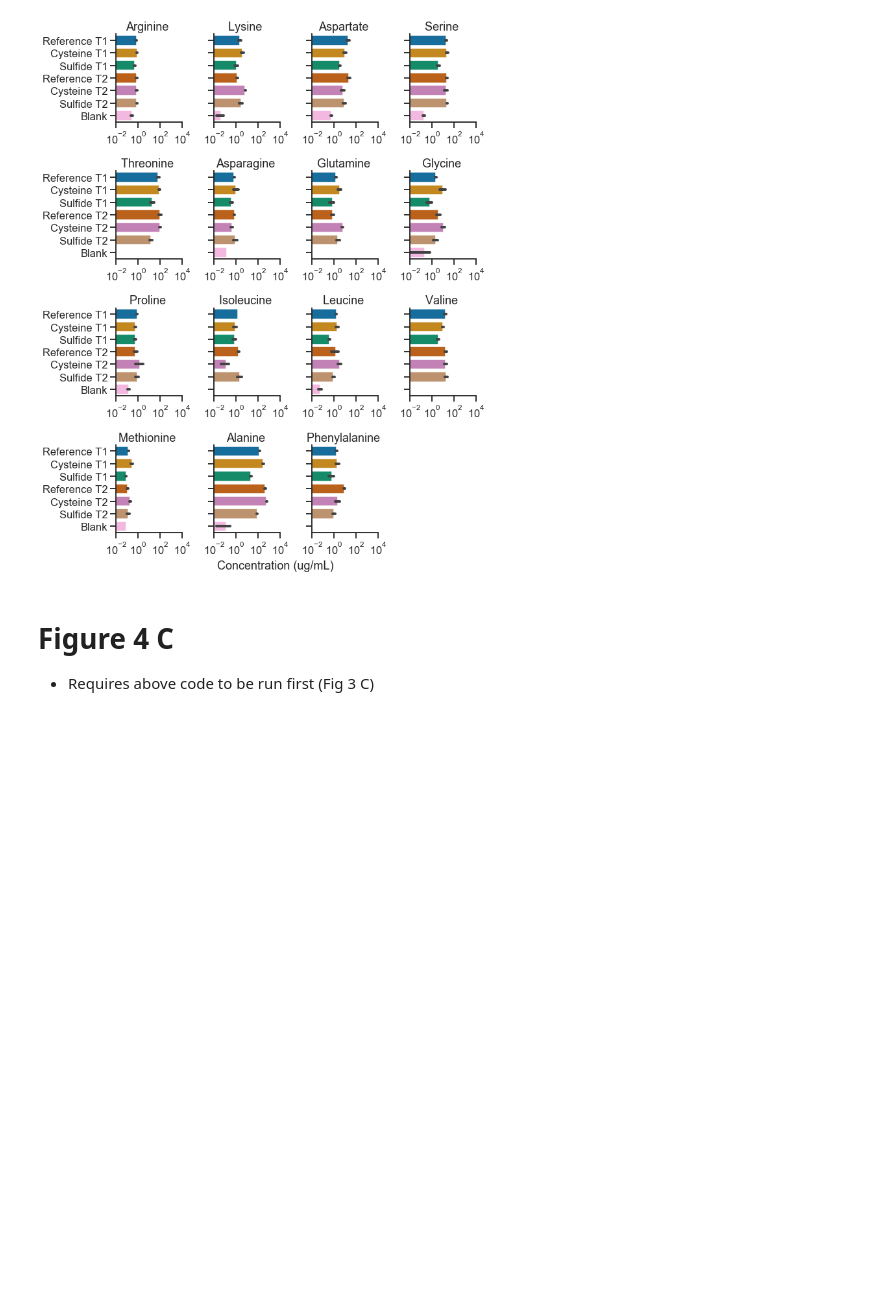
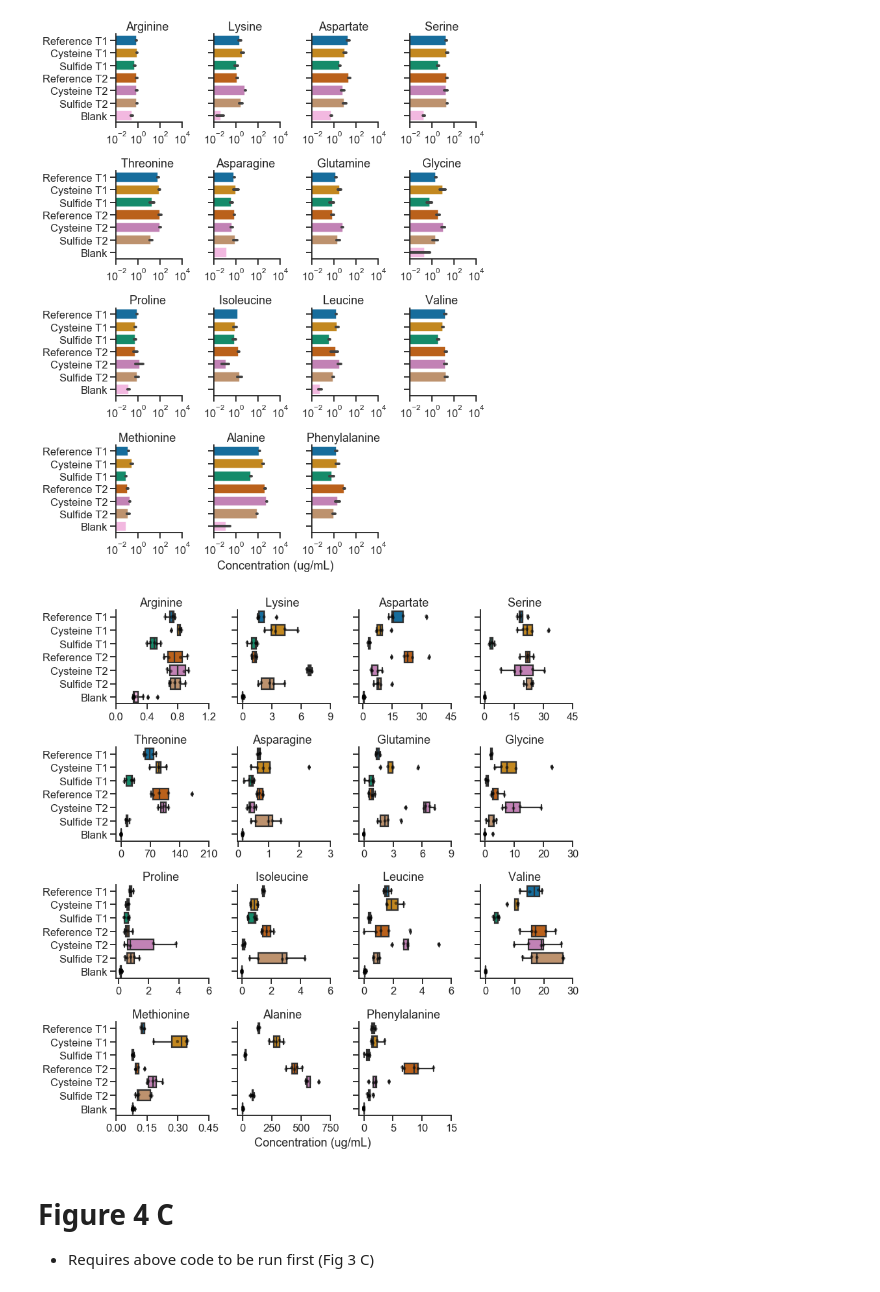
Before and after one commit to baliga-lab/Ical_S_Inhibition, a Jupyter notebook: Metabolomics.ipynb, the cells around one changed output. Saved outputs shown, nothing was run; the diff lists cells and outputs as text; code cells hidden in the pictures; blank space fills up the shorter version.

```diff
--- a/Metabolomics.ipynb
+++ b/Metabolomics.ipynb
@@ -214,6 +215,75 @@ fig.text(.4,0,'Concentration (ug/mL)')
 # %% [output]
 Text(0.4, 0, 'Concentration (ug/mL)')
 [figure]
+# %%
+df_conc=df_conc[(df_conc.variable!='Citrulline - pos Results')&(df_conc.variable!='Taurine - pos Results')&(df_conc.variable!='Hydroxyproline (Hyp)-pos Results')]
+cond_map={'Regular  early log ':'Reference T1', '0.25 mM cysteine early log ':'Cysteine T1',
+       '0.25 mM sulfide early log ': 'Sulfide T1', 'Regular  mid log ':'Reference T2',
+       '0.25 mM cysteine mid log ':'Cysteine T2', '0.25 mM sulfide mid log ':'Sulfide T2','blank':'Blank'}
+df_conc['labels']=df_conc.cond.map(cond_map)
+rows=4
+cols=4
+fig=plt.figure(figsize=(cols*3,rows*3))
+ax=plt.subplot(rows,cols,1)
+i=1
+order=['Arginine (Arg)-pos Results','Lysine (Lys)-pos Results','Aspartate (Asp)-pos Results','Serine (Ser)-pos Results',
+       'Threonine (Thr)-pos Results', 'Asparagine (Asn)-pos Results','Glutamine (Gln)-pos Results',
+       'Glycine (Gly)-pos Results', 'Proline (Pro)-pos Results',
+       'Isoleucine (Ile)-pos Results', 'Leucine (Leu)-pos Results', 'Valine (Val)-pos Results',
+        'Methionine (Met)-pos Results',
+        'Alanine (Ala)-pos Results',
+        'Phenylalanine (Phe)-pos Results']
+for measure in order:
+    df = df_conc[df_conc.variable==measure]
+    g=sns.boxplot(y='labels',x='value',data=df,ax=ax)
+    sns.stripplot(y='labels',x='value',data=df,ax=ax,color='black',alpha=0.5)
+    #g.set_xticklabels(g.get_xticklabels(),rotation=90)
+    #g.set_xscale('log')
+    g.set_ylabel('')
+    g.set_xlabel('')
+    g.set_title(measure.split('(')[0])
+
+    #if df['value'].max() > 500:
+        #g.set_xlim(10,10**4)
+        #g.set_xticks(range(1,10**4))
+    #g.set_xlim(.01,10**2)
+    #g.set_xticks([10**-3,10**-2,10**0,10**2])
+    if df.value.dropna().max() < 10 and df.value.dropna().max()>1:
+        if df.value.dropna().max() < 6:
+            if df.value.dropna().max() < 3:
+                g.set_xticks([0,1,2,3])
+            else:
+                g.set_xticks([0,2,4,6])
+        else:
+            g.set_xticks([0,3,6,9])
+    if df.value.dropna().max() > 10 and df.value.dropna().max()<100:
+        if df.value.dropna().max() < 30:
+            if df.value.dropna().max() < 15:
+                g.set_xticks([0,5,10,15])
+            else:
+                g.set_xticks([0,10,20,30])
+        else:
+            g.set_xticks([0,15,30,45])
+    if df.value.dropna().max() >100:
+        if df.value.dropna().max() >500:
+            g.set_xticks([0,250,500,750])
+        else:
+            g.set_xticks([0,70,140,210])
+    if df.value.dropna().max() <2:
+        if df.value.dropna().max() <.5:
+            g.set_xticks([0,.15,.3,.45])
+        else:
+            g.set_xticks([0,.4,.8,1.2])
+    if (i-1)%cols != 0:
+        g.set_yticklabels('')
+    i+=1
+    if i <= len(order):
+        ax=plt.subplot(rows,cols,i)
+fig.tight_layout()
+fig.text(.4,0,'Concentration (ug/mL)')
+plt.savefig('2020_Targeted_aminos_boxplot.pdf',bbox_inches='tight')
+# %% [output]
+[figure, added]
 # %% [markdown]
 # Figure 4 C
 * Requires above code to be run first (Fig 3 C)
```
Also changed, not shown: parts of 4 cells of this notebook, 5 other files.
